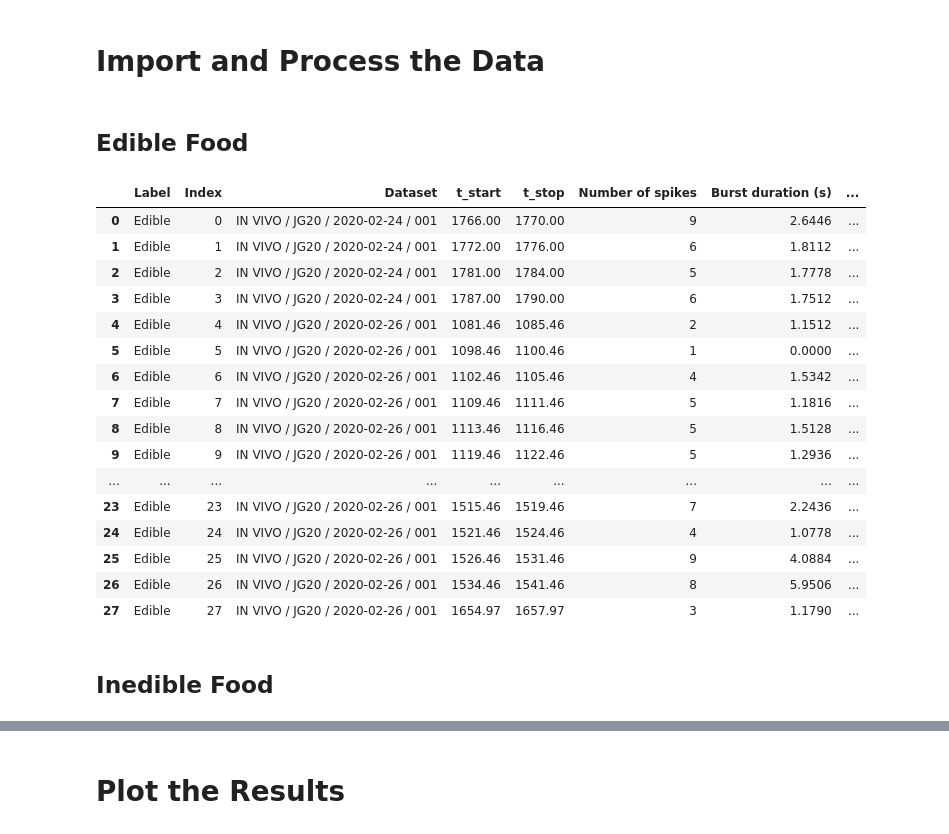
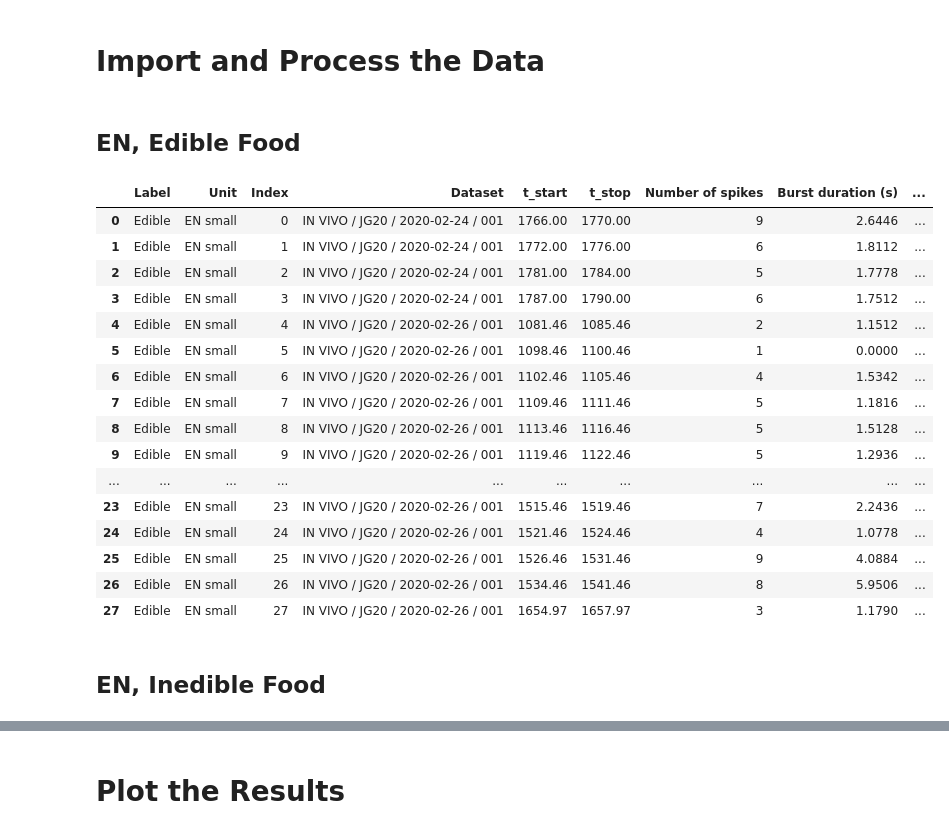
Before and after one commit to jpgill86/JG20-analysis, a Jupyter notebook: JG20_Analysis.ipynb, the cells around one changed output, grey strips where cells are left out. Drawn from its saved outputs; the diff is of its cells as text; code cells hidden in the pictures.

```diff
--- a/JG20_Analysis.ipynb
+++ b/JG20_Analysis.ipynb
@@ -88,15 +88,15 @@ def quantify_spiketrain(label, unit, time_windows):
             burst_duration = (last_spike-first_spike).rescale('s')
             mean_firing_freq = ((num_spikes-1)/(burst_duration)).rescale('Hz')
 
-        results += [(label, i, dataset, t_start, t_stop, num_spikes, float(burst_duration), float(mean_firing_freq))]
+        results += [(label, unit, i, dataset, t_start, t_stop, num_spikes, float(burst_duration), float(mean_firing_freq))]
 
-    columns = ['Label', 'Index', 'Dataset', 't_start', 't_stop', 'Number of spikes', 'Burst duration (s)', 'Mean firing frequency (Hz)']
+    columns = ['Label', 'Unit', 'Index', 'Dataset', 't_start', 't_stop', 'Number of spikes', 'Burst duration (s)', 'Mean firing frequency (Hz)']
     df = pd.DataFrame(results, columns=columns)
     return df
 # %% [markdown]
 # Import and Process the Data
 # %% [markdown]
-## Edible Food
+## EN, Edible Food
 # %%
 label = 'Edible'
 unit = 'EN small'
@@ -111,54 +111,54 @@ time_windows = [
 
                 # Feb 26, Chart 001, swallowing regular nori
                 ('IN VIVO / JG20 / 2020-02-26 / 001', [1081.46, 1085.46]),
                 # ('IN VIVO / JG20 / 2020-02-26 / 001', [1087.46, 1090.46]), # frequency outlier (spike double counted?)
                 ('IN VIVO / JG20 / 2020-02-26 / 001', [1098.46, 1100.46]),
                 ('IN VIVO / JG20 / 2020-02-26 / 001', [1102.46, 1105.46]),
                 ('IN VIVO / JG20 / 2020-02-26 / 001', [1109.46, 1111.46]),
                 ('IN VIVO / JG20 / 2020-02-26 / 001', [1113.46, 1116.46]),
                 ('IN VIVO / JG20 / 2020-02-26 / 001', [1119.46, 1122.46]),
                 ('IN VIVO / JG20 / 2020-02-26 / 001', [1127.46, 1131.46]),
                 ('IN VIVO / JG20 / 2020-02-26 / 001', [1133.46, 1137.46]),
                 ('IN VIVO / JG20 / 2020-02-26 / 001', [1139.46, 1142.46]),
                 ('IN VIVO / JG20 / 2020-02-26 / 001', [1169.46, 1174.46]),
                 ('IN VIVO / JG20 / 2020-02-26 / 001', [1187.46, 1189.46]),
                 ('IN VIVO / JG20 / 2020-02-26 / 001', [1198.46, 1201.46]),
                 ('IN VIVO / JG20 / 2020-02-26 / 001', [1274.46, 1278.46]),
                 ('IN VIVO / JG20 / 2020-02-26 / 001', [1282.46, 1284.46]),
                 ('IN VIVO / JG20 / 2020-02-26 / 001', [1286.46, 1289.46]),
                 ('IN VIVO / JG20 / 2020-02-26 / 001', [1293.46, 1296.46]),
                 ('IN VIVO / JG20 / 2020-02-26 / 001', [1299.46, 1302.46]),
                 ('IN VIVO / JG20 / 2020-02-26 / 001', [1503.46, 1506.46]),
                 ('IN VIVO / JG20 / 2020-02-26 / 001', [1509.46, 1512.46]),
                 ('IN VIVO / JG20 / 2020-02-26 / 001', [1515.46, 1519.46]),
                 ('IN VIVO / JG20 / 2020-02-26 / 001', [1521.46, 1524.46]),
                 ('IN VIVO / JG20 / 2020-02-26 / 001', [1526.46, 1531.46]),
                 ('IN VIVO / JG20 / 2020-02-26 / 001', [1534.46, 1541.46]),
                 ('IN VIVO / JG20 / 2020-02-26 / 001', [1654.97, 1657.97]),
                 ]
 
-df_edible = quantify_spiketrain(label, unit, time_windows)
-df_edible
+df_en_edible = quantify_spiketrain(label, unit, time_windows)
+df_en_edible
 # %% [output]
-|  | Label | Index | Dataset | t_start | t_stop | Number of spikes | Burst duration (s) | ... |
-| 0 | Edible | 0 | IN VIVO / JG20 / 2020-02-24 / 001 | 1766.00 | 1770.00 | 9 | 2.6446 | ... |
-| 1 | Edible | 1 | IN VIVO / JG20 / 2020-02-24 / 001 | 1772.00 | 1776.00 | 6 | 1.8112 | ... |
-| 2 | Edible | 2 | IN VIVO / JG20 / 2020-02-24 / 001 | 1781.00 | 1784.00 | 5 | 1.7778 | ... |
-| 3 | Edible | 3 | IN VIVO / JG20 / 2020-02-24 / 001 | 1787.00 | 1790.00 | 6 | 1.7512 | ... |
-| 4 | Edible | 4 | IN VIVO / JG20 / 2020-02-26 / 001 | 1081.46 | 1085.46 | 2 | 1.1512 | ... |
-| 5 | Edible | 5 | IN VIVO / JG20 / 2020-02-26 / 001 | 1098.46 | 1100.46 | 1 | 0.0000 | ... |
-| 6 | Edible | 6 | IN VIVO / JG20 / 2020-02-26 / 001 | 1102.46 | 1105.46 | 4 | 1.5342 | ... |
-| 7 | Edible | 7 | IN VIVO / JG20 / 2020-02-26 / 001 | 1109.46 | 1111.46 | 5 | 1.1816 | ... |
-| 8 | Edible | 8 | IN VIVO / JG20 / 2020-02-26 / 001 | 1113.46 | 1116.46 | 5 | 1.5128 | ... |
-| 9 | Edible | 9 | IN VIVO / JG20 / 2020-02-26 / 001 | 1119.46 | 1122.46 | 5 | 1.2936 | ... |
-| ... | ... | ... | ... | ... | ... | ... | ... | ... |
-| 23 | Edible | 23 | IN VIVO / JG20 / 2020-02-26 / 001 | 1515.46 | 1519.46 | 7 | 2.2436 | ... |
-| 24 | Edible | 24 | IN VIVO / JG20 / 2020-02-26 / 001 | 1521.46 | 1524.46 | 4 | 1.0778 | ... |
-| 25 | Edible | 25 | IN VIVO / JG20 / 2020-02-26 / 001 | 1526.46 | 1531.46 | 9 | 4.0884 | ... |
-| 26 | Edible | 26 | IN VIVO / JG20 / 2020-02-26 / 001 | 1534.46 | 1541.46 | 8 | 5.9506 | ... |
-| 27 | Edible | 27 | IN VIVO / JG20 / 2020-02-26 / 001 | 1654.97 | 1657.97 | 3 | 1.1790 | ... |
+|  | Label | Unit | Index | Dataset | t_start | t_stop | Number of spikes | Burst duration (s) | ... |
+| 0 | Edible | EN small | 0 | IN VIVO / JG20 / 2020-02-24 / 001 | 1766.00 | 1770.00 | 9 | 2.6446 | ... |
+| 1 | Edible | EN small | 1 | IN VIVO / JG20 / 2020-02-24 / 001 | 1772.00 | 1776.00 | 6 | 1.8112 | ... |
+| 2 | Edible | EN small | 2 | IN VIVO / JG20 / 2020-02-24 / 001 | 1781.00 | 1784.00 | 5 | 1.7778 | ... |
+| 3 | Edible | EN small | 3 | IN VIVO / JG20 / 2020-02-24 / 001 | 1787.00 | 1790.00 | 6 | 1.7512 | ... |
+| 4 | Edible | EN small | 4 | IN VIVO / JG20 / 2020-02-26 / 001 | 1081.46 | 1085.46 | 2 | 1.1512 | ... |
+| 5 | Edible | EN small | 5 | IN VIVO / JG20 / 2020-02-26 / 001 | 1098.46 | 1100.46 | 1 | 0.0000 | ... |
+| 6 | Edible | EN small | 6 | IN VIVO / JG20 / 2020-02-26 / 001 | 1102.46 | 1105.46 | 4 | 1.5342 | ... |
+| 7 | Edible | EN small | 7 | IN VIVO / JG20 / 2020-02-26 / 001 | 1109.46 | 1111.46 | 5 | 1.1816 | ... |
+| 8 | Edible | EN small | 8 | IN VIVO / JG20 / 2020-02-26 / 001 | 1113.46 | 1116.46 | 5 | 1.5128 | ... |
+| 9 | Edible | EN small | 9 | IN VIVO / JG20 / 2020-02-26 / 001 | 1119.46 | 1122.46 | 5 | 1.2936 | ... |
+| ... | ... | ... | ... | ... | ... | ... | ... | ... | ... |
+| 23 | Edible | EN small | 23 | IN VIVO / JG20 / 2020-02-26 / 001 | 1515.46 | 1519.46 | 7 | 2.2436 | ... |
+| 24 | Edible | EN small | 24 | IN VIVO / JG20 / 2020-02-26 / 001 | 1521.46 | 1524.46 | 4 | 1.0778 | ... |
+| 25 | Edible | EN small | 25 | IN VIVO / JG20 / 2020-02-26 / 001 | 1526.46 | 1531.46 | 9 | 4.0884 | ... |
+| 26 | Edible | EN small | 26 | IN VIVO / JG20 / 2020-02-26 / 001 | 1534.46 | 1541.46 | 8 | 5.9506 | ... |
+| 27 | Edible | EN small | 27 | IN VIVO / JG20 / 2020-02-26 / 001 | 1654.97 | 1657.97 | 3 | 1.1790 | ... |
 # %% [markdown]
-## Inedible Food
+## EN, Inedible Food
 # %%
 label = 'Inedible'
 unit = 'EN small'
```
Also changed, not shown: parts of 13 cells of this notebook.
